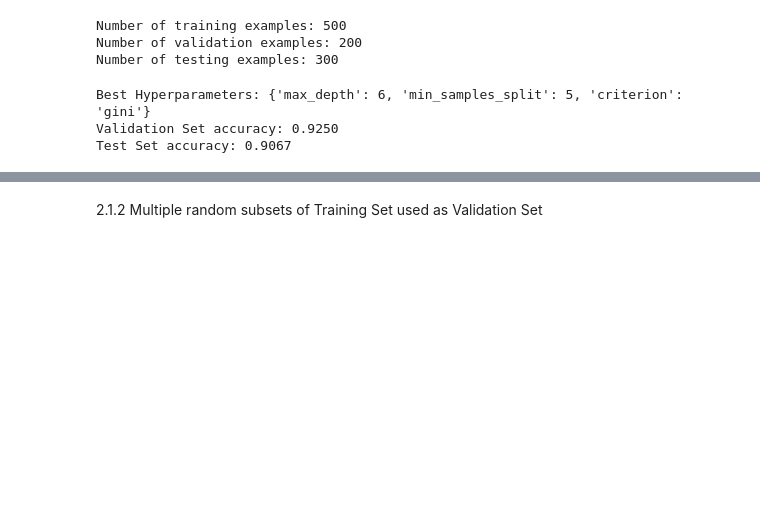
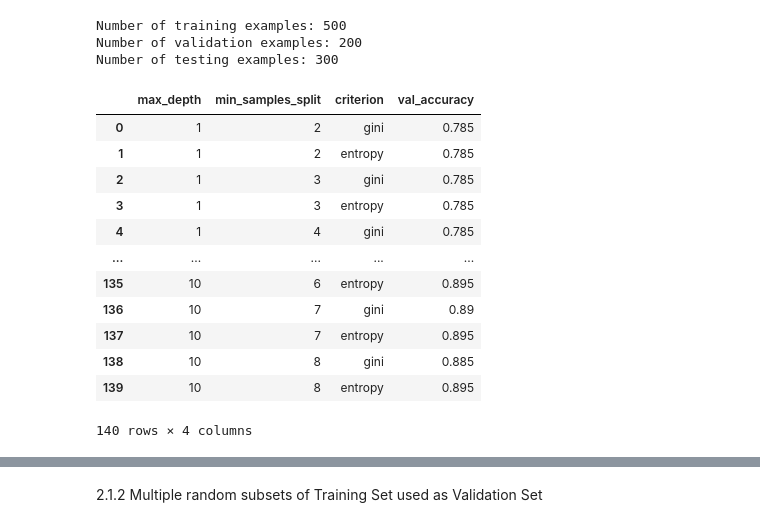
Before and after one commit to nipunbatra/ml-teaching, a Jupyter notebook: notebooks/hyperparams-experiments.ipynb, the cells around one changed output, grey strips where cells are left out. Cells and saved outputs as stored; diff of their text form; code cells hidden in the pictures; blank space fills up the shorter version.

```diff
--- a/notebooks/hyperparams-experiments.ipynb
+++ b/notebooks/hyperparams-experiments.ipynb
@@ -183,6 +224,8 @@ hyperparameters['criteria_values'] = ['gini', 'entropy']
 best_accuracy = 0
 best_hyperparameters = {}
 
+out = {}
+count = 0
 for max_depth in hyperparameters['max_depth']:
     for min_samples_split in hyperparameters['min_samples_split']:
         for criterion in hyperparameters['criteria_values']:
@@ -192,25 +235,22 @@ for max_depth in hyperparameters['max_depth']:
 
             # Evaluate the performance on the validation set
             val_accuracy = dt_classifier.score(X_val, y_val)
-
-            # Select the hyperparameter combination that gives the best performance on the validation set
-            if val_accuracy > best_accuracy:
-                best_accuracy = val_accuracy
-                best_hyperparameters = {
-                    'max_depth': max_depth,
-                    'min_samples_split': min_samples_split,
-                    'criterion': criterion
-                }
-
-# Evaluate the performance of the selected hyperparameter combination on the test set
-dt_classifier = DecisionTreeClassifier(max_depth=best_hyperparameters['max_depth'], min_samples_split=best_hyperparameters['min_samples_split'], criterion=best_hyperparameters['criterion'], random_state=42)
-dt_classifier.fit(X_train_val, y_train_val)
-test_accuracy = dt_classifier.score(X_test, y_test)
-
-print("Best Hyperparameters:", best_hyperparameters)
-print("Validation Set accuracy: {:.4f}".format(best_accuracy))
-print("Test Set accuracy: {:.4f}".format(test_accuracy))
+            out[count] = {'max_depth': max_depth, 'min_samples_split': min_samples_split, 'criterion': criterion, 'val_accuracy': val_accuracy}
+            count += 1
-# %% [output]
-Best Hyperparameters: {'max_depth': 6, 'min_samples_split': 5, 'criterion': 'gini'}
-Validation Set accuracy: 0.9250
-Test Set accuracy: 0.9067
+# %%
+hparam_df = pd.DataFrame(out).T
+hparam_df
+# %% [output]
+|  | max_depth | min_samples_split | criterion | val_accuracy |
+| 0 | 1 | 2 | gini | 0.785 |
+| 1 | 1 | 2 | entropy | 0.785 |
+| 2 | 1 | 3 | gini | 0.785 |
+| 3 | 1 | 3 | entropy | 0.785 |
+| 4 | 1 | 4 | gini | 0.785 |
+| ... | ... | ... | ... | ... |
+| 135 | 10 | 6 | entropy | 0.895 |
+| 136 | 10 | 7 | gini | 0.89 |
+| 137 | 10 | 7 | entropy | 0.895 |
+| 138 | 10 | 8 | gini | 0.885 |
+| 139 | 10 | 8 | entropy | 0.895 |
+140 rows × 4 columns
```
Also changed, not shown: parts of 20 cells of this notebook.
